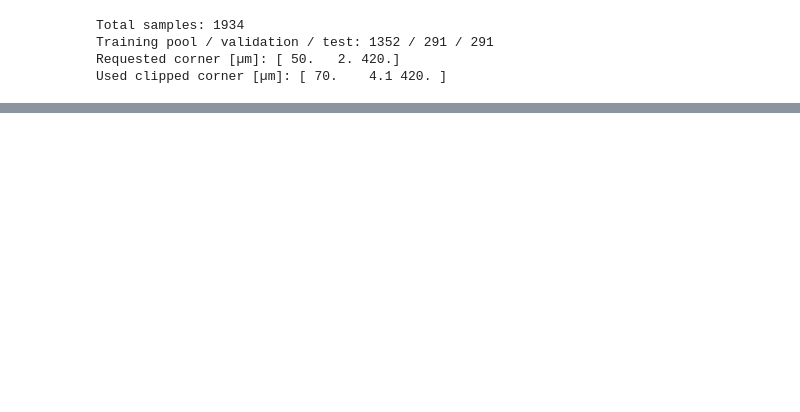
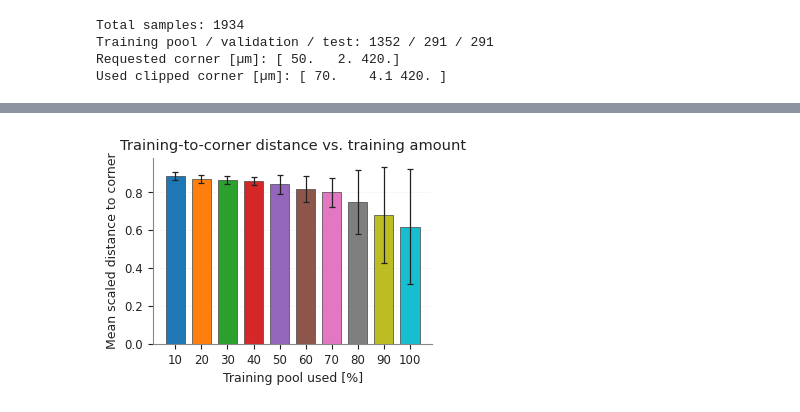
Before and after one commit to CosmiQuantum/ML_qubit_design, a Jupyter notebook: experiments/model_predict_qubit_TransmonCross_Hamiltonian_params/ml_34_corner_far_to_near_sweep_plots.ipynb, the cells around one changed output, grey strips where cells are left out. Cells and saved outputs as stored; diff of their text form; code cells hidden in the pictures; blank space fills up the shorter version.

```diff
--- a/experiments/model_predict_qubit_TransmonCross_Hamiltonian_params/ml_34_corner_far_to_near_sweep_plots.ipynb
+++ b/experiments/model_predict_qubit_TransmonCross_Hamiltonian_params/ml_34_corner_far_to_near_sweep_plots.ipynb
@@ -658,0 +687,84 @@ plot_progression_green_shades_pairwise()
+# %%
+def subset_to_corner_distance_stats() -> "list[dict]":
+    """Per training fraction: nearest-neighbour distance from every training point
+    used (selected far-to-near) to the held-out corner, in scaled space and in um.
+    Recomputed from the same far_to_near_order that drives the sweep."""
+    train_um = geom_raw_um[train_pool_idx]
+    test_um = geom_raw_um[test_idx]
+    dist_um_pool = np.sqrt(((train_um[:, None, :] - test_um[None, :, :]) ** 2).sum(axis=2)).min(axis=1)
+
+    rows = []
+    for fraction in FRACTIONS:
+        n_subset = max(1, int(round(fraction * len(train_pool_idx))))
+        local = far_to_near_order[:n_subset]
+        d_scaled = train_to_test_distance[local]
+        d_um = dist_um_pool[local]
+        rows.append({
+            "training_percent": fraction * 100.0,
+            "n_points": int(n_subset),
+            "scaled_mean": float(d_scaled.mean()),
+            "scaled_std": float(d_scaled.std(ddof=1)) if n_subset > 1 else 0.0,
+            "scaled_min": float(d_scaled.min()),
+            "scaled_median": float(np.median(d_scaled)),
+            "scaled_max": float(d_scaled.max()),
+            "scaled_p25": float(np.percentile(d_scaled, 25)),
+            "scaled_p75": float(np.percentile(d_scaled, 75)),
+            "um_mean": float(d_um.mean()),
+            "um_std": float(d_um.std(ddof=1)) if n_subset > 1 else 0.0,
+            "um_min": float(d_um.min()),
+            "um_median": float(np.median(d_um)),
+            "um_max": float(d_um.max()),
+            "um_p25": float(np.percentile(d_um, 25)),
+            "um_p75": float(np.percentile(d_um, 75)),
+        })
+    return rows
+
+
+corner_distance_summary = pd.DataFrame(subset_to_corner_distance_stats())
+corner_distance_summary.to_csv(PLOT_DIR / "corner_distance_summary.csv", index=False)
+
+
+def plot_corner_distance_bars(use_um: bool = False, save: bool = True):
+    """Version A: column/bar plot. x = training pool used [%]; y = mean
+    training-to-corner distance; error bars = +/- 1 SD across the points
+    included at that fraction. Bars use the per-fraction palette shared with the
+    geometry-coverage figures."""
+    rows = subset_to_corner_distance_stats()
+    x = np.array([r["training_percent"] for r in rows])
+    key = "um" if use_um else "scaled"
+    mean = np.array([r[f"{key}_mean"] for r in rows])
+    std = np.array([r[f"{key}_std"] for r in rows])
+    unit = r"distance to corner [$\mu$m]" if use_um else "scaled distance to corner"
+
+    lower = np.minimum(std, mean)  # keep lower whisker off zero (distance >= 0)
+    yerr = np.vstack([lower, std])
+    colors = [training_amount_color(f) for f in FRACTIONS]
+
+    with plt.rc_context(paper_style):
+        fig, ax = plt.subplots(figsize=(COLUMN_WIDTH_IN, 2.55))
+        xpos = np.arange(len(x))
+        ax.bar(xpos, mean, width=0.74, color=colors, edgecolor="#444444", linewidth=0.5, zorder=2)
+        ax.errorbar(xpos, mean, yerr=yerr, fmt="none", ecolor=DARK, elinewidth=0.9, capsize=2.2, capthick=0.9, zorder=3)
+        ax.set_xticks(xpos)
+        ax.set_xticklabels([f"{v:.0f}" for v in x])
+        ax.set_xlabel("Training pool used [%]")
+        ax.set_ylabel(f"Mean {unit}")
+        ax.set_title("Training-to-corner distance vs. training amount")
+        ax.set_ylim(bottom=0)
+        ax.grid(axis="y", linestyle=":", color="#D7D7D7", zorder=0)
+        ax.set_axisbelow(True)
+        ax.spines["top"].set_visible(False)
+        ax.spines["right"].set_visible(False)
+        fig.tight_layout(pad=0.35)
+        if save:
+            suffix = "_um" if use_um else ""
+            for stem in (f"corner_distance_bars{suffix}",):
+                fig.savefig(PLOT_DIR / f"{stem}.pdf", bbox_inches="tight", pad_inches=0.03)
+                fig.savefig(PLOT_DIR / f"{stem}.png", dpi=300, bbox_inches="tight", pad_inches=0.03)
+        plt.show()
+
+
+plot_corner_distance_bars()
+corner_distance_summary
+# %% [output]
+[figure, added]
```
Also changed, not shown: parts of 12 cells of this notebook, 56 other files.
